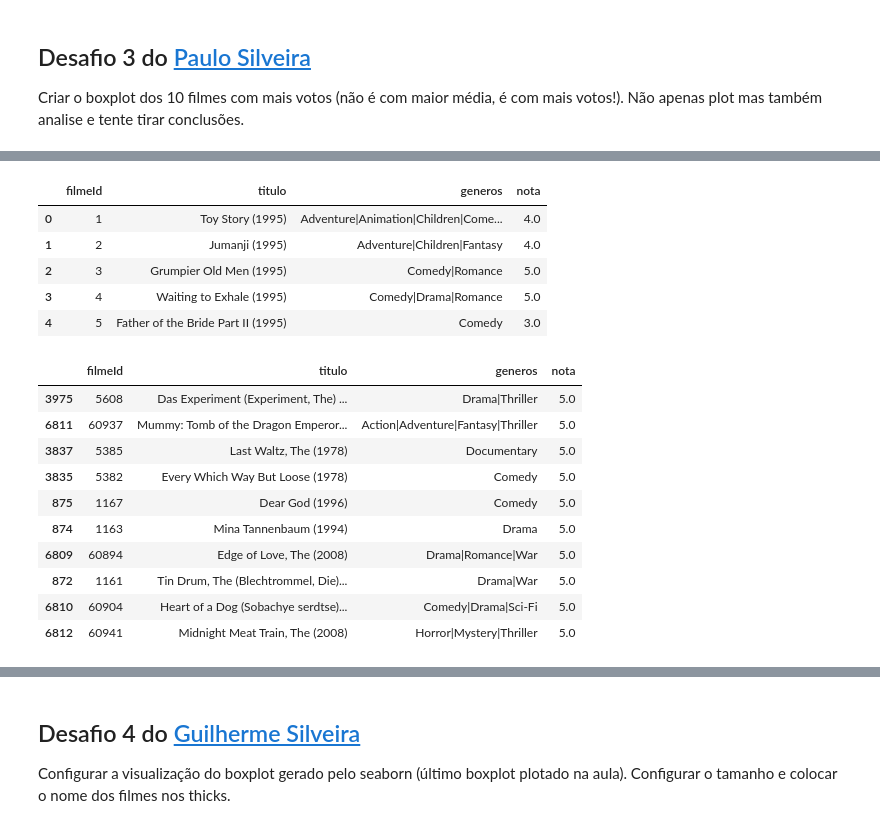
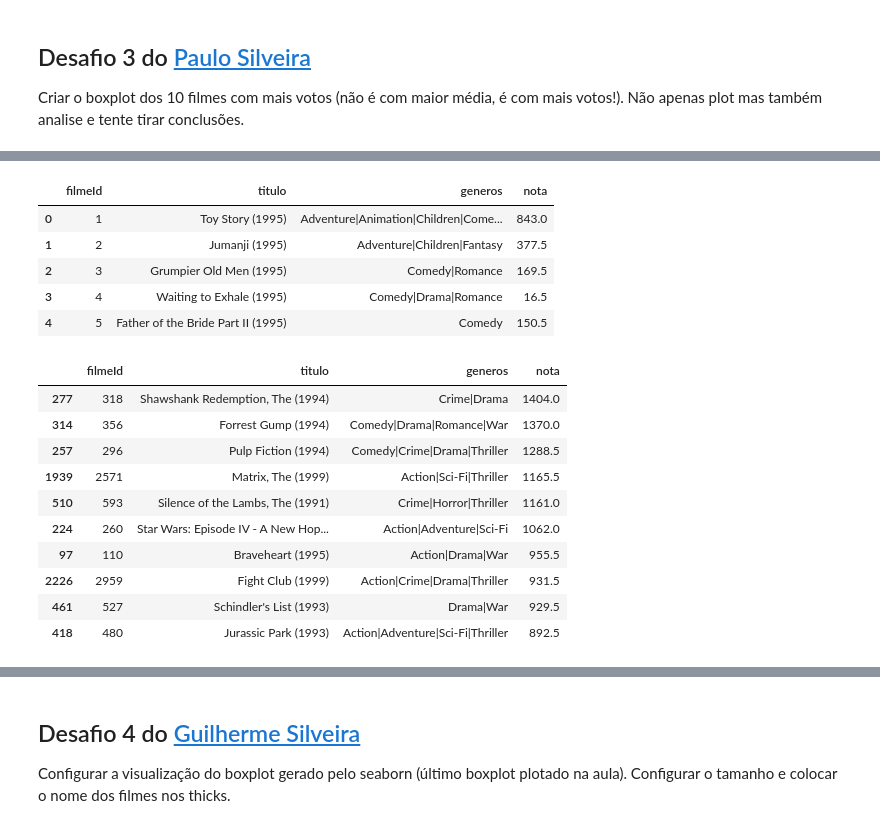
Before and after one commit to luislauriano/Alura_QuarentenaDados, a Jupyter notebook: QuarentenaDados_aula02.ipynb, the cells around one changed output, grey strips where cells are left out. Cells and saved outputs as stored; diff of their text form; code cells hidden in the pictures.

```diff
--- a/QuarentenaDados_aula02.ipynb
+++ b/QuarentenaDados_aula02.ipynb
@@ -829,4 +829,4 @@ Encontar vários filmes com médias próximas e distribuições diferentes, use
 
  Criar o boxplot dos 10 filmes com mais votos (não é com maior média, é com mais votos!). Não apenas plot mas também analise e tente tirar conclusões.
 # %%
-notas_dos_filme = avaliacoes.groupby("filmeId")["nota"]
+notas_dos_filme = avaliacoes.groupby("filmeId")["nota"].count()
@@ -833,24 +843,24 @@ notas_dos_filme = avaliacoes.groupby("filmeId")["nota"]
 # %%
-filmes_com_nota = filmes.join(notas_dos_filmes, on='filmeId')
+filmes_com_nota = filmes.join(notas_dos_filme, on='filmeId')
 filmes_com_nota.head()
 # %% [output]
 |  | filmeId | titulo | generos | nota |
-| 0 | 1 | Toy Story (1995) | Adventure|Animation|Children|Come... | 4.0 |
-| 1 | 2 | Jumanji (1995) | Adventure|Children|Fantasy | 4.0 |
-| 2 | 3 | Grumpier Old Men (1995) | Comedy|Romance | 5.0 |
-| 3 | 4 | Waiting to Exhale (1995) | Comedy|Drama|Romance | 5.0 |
-| 4 | 5 | Father of the Bride Part II (1995) | Comedy | 3.0 |
+| 0 | 1 | Toy Story (1995) | Adventure|Animation|Children|Come... | 843.0 |
+| 1 | 2 | Jumanji (1995) | Adventure|Children|Fantasy | 377.5 |
+| 2 | 3 | Grumpier Old Men (1995) | Comedy|Romance | 169.5 |
+| 3 | 4 | Waiting to Exhale (1995) | Comedy|Drama|Romance | 16.5 |
+| 4 | 5 | Father of the Bride Part II (1995) | Comedy | 150.5 |
 # %%
 filmes_com_nota.sort_values(ascending=False, by='nota').head(10)
 # %% [output]
 |  | filmeId | titulo | generos | nota |
-| 3975 | 5608 | Das Experiment (Experiment, The) ... | Drama|Thriller | 5.0 |
-| 6811 | 60937 | Mummy: Tomb of the Dragon Emperor... | Action|Adventure|Fantasy|Thriller | 5.0 |
-| 3837 | 5385 | Last Waltz, The (1978) | Documentary | 5.0 |
-| 3835 | 5382 | Every Which Way But Loose (1978) | Comedy | 5.0 |
-| 875 | 1167 | Dear God (1996) | Comedy | 5.0 |
-| 874 | 1163 | Mina Tannenbaum (1994) | Drama | 5.0 |
-| 6809 | 60894 | Edge of Love, The (2008) | Drama|Romance|War | 5.0 |
-| 872 | 1161 | Tin Drum, The (Blechtrommel, Die)... | Drama|War | 5.0 |
-| 6810 | 60904 | Heart of a Dog (Sobachye serdtse)... | Comedy|Drama|Sci-Fi | 5.0 |
-| 6812 | 60941 | Midnight Meat Train, The (2008) | Horror|Mystery|Thriller | 5.0 |
+| 277 | 318 | Shawshank Redemption, The (1994) | Crime|Drama | 1404.0 |
+| 314 | 356 | Forrest Gump (1994) | Comedy|Drama|Romance|War | 1370.0 |
+| 257 | 296 | Pulp Fiction (1994) | Comedy|Crime|Drama|Thriller | 1288.5 |
+| 1939 | 2571 | Matrix, The (1999) | Action|Sci-Fi|Thriller | 1165.5 |
+| 510 | 593 | Silence of the Lambs, The (1991) | Crime|Horror|Thriller | 1161.0 |
+| 224 | 260 | Star Wars: Episode IV - A New Hop... | Action|Adventure|Sci-Fi | 1062.0 |
+| 97 | 110 | Braveheart (1995) | Action|Drama|War | 955.5 |
+| 2226 | 2959 | Fight Club (1999) | Action|Crime|Drama|Thriller | 931.5 |
+| 461 | 527 | Schindler's List (1993) | Drama|War | 929.5 |
+| 418 | 480 | Jurassic Park (1993) | Action|Adventure|Sci-Fi|Thriller | 892.5 |
```
Also changed, not shown: parts of 12 cells of this notebook.
